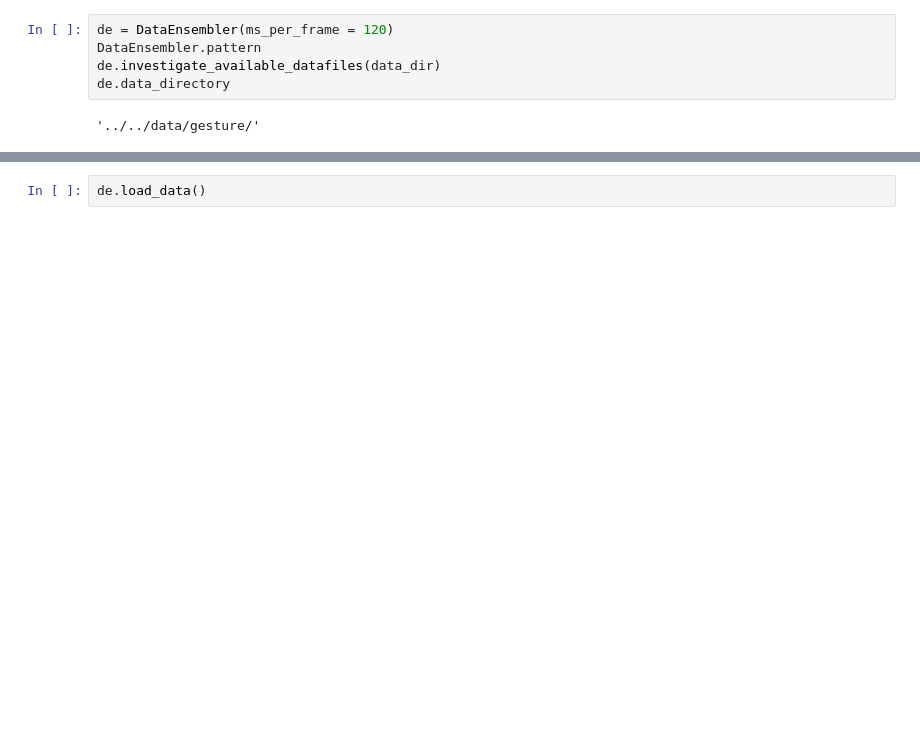
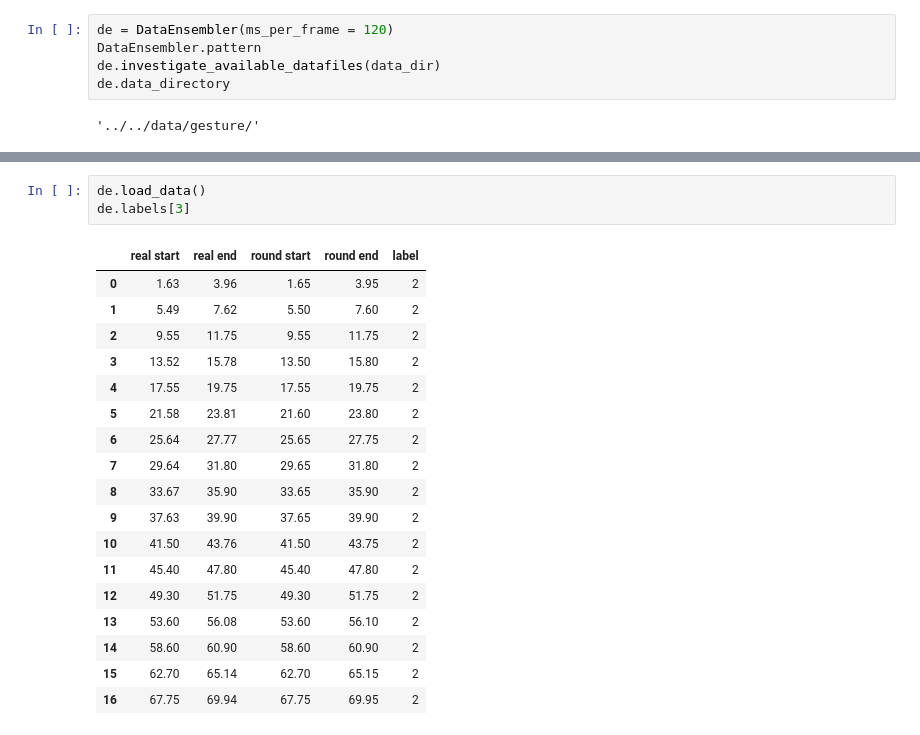
Before and after one commit to chriswegmann/drone_steering, a Jupyter notebook: models/playground/GestureLabelling.ipynb, the cells around one changed output, grey strips where cells are left out. Cells and saved outputs as stored; diff of their text form; blank space fills up the shorter version.

```diff
--- a/models/playground/GestureLabelling.ipynb
+++ b/models/playground/GestureLabelling.ipynb
@@ -597,5 +561,25 @@ de.combined_data_files_df
 # %%
 de.load_data()
+de.labels[3]
+# %% [output]
+|  | real start | real end | round start | round end | label |
+| 0 | 1.63 | 3.96 | 1.65 | 3.95 | 2 |
+| 1 | 5.49 | 7.62 | 5.50 | 7.60 | 2 |
+| 2 | 9.55 | 11.75 | 9.55 | 11.75 | 2 |
+| 3 | 13.52 | 15.78 | 13.50 | 15.80 | 2 |
+| 4 | 17.55 | 19.75 | 17.55 | 19.75 | 2 |
+| 5 | 21.58 | 23.81 | 21.60 | 23.80 | 2 |
+| 6 | 25.64 | 27.77 | 25.65 | 27.75 | 2 |
+| 7 | 29.64 | 31.80 | 29.65 | 31.80 | 2 |
+| 8 | 33.67 | 35.90 | 33.65 | 35.90 | 2 |
+| 9 | 37.63 | 39.90 | 37.65 | 39.90 | 2 |
+| 10 | 41.50 | 43.76 | 41.50 | 43.75 | 2 |
+| 11 | 45.40 | 47.80 | 45.40 | 47.80 | 2 |
+| 12 | 49.30 | 51.75 | 49.30 | 51.75 | 2 |
+| 13 | 53.60 | 56.08 | 53.60 | 56.10 | 2 |
+| 14 | 58.60 | 60.90 | 58.60 | 60.90 | 2 |
+| 15 | 62.70 | 65.14 | 62.70 | 65.15 | 2 |
+| 16 | 67.75 | 69.94 | 67.75 | 69.95 | 2 |
 # %%
 de.assemble_data(tolerance_range=1000,max_error=500)
 
```
Also changed, not shown: parts of 12 cells of this notebook.
